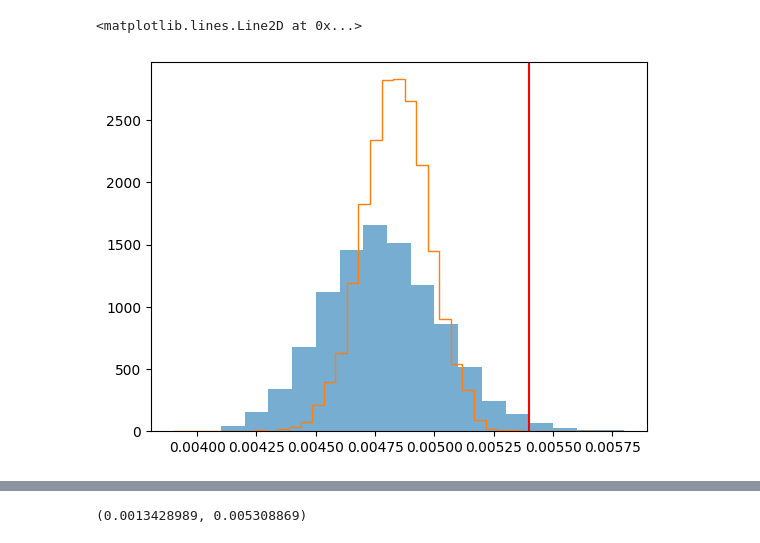
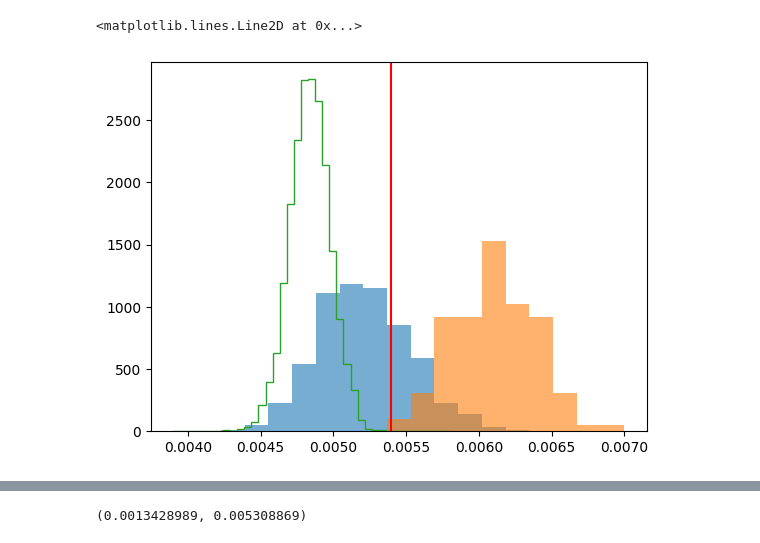
Before and after one commit to PEREGRINE-GW/saqqara, a Jupyter notebook: examples/vary_noise/explore/plotting.ipynb, the cells around one changed output, grey strips where cells are left out. Drawn from its saved outputs; the diff is of its cells as text; code cells hidden in the pictures.

```diff
--- a/examples/vary_noise/explore/plotting.ipynb
+++ b/examples/vary_noise/explore/plotting.ipynb
@@ -7,6 +56,6 @@ import pickle
 # %%
-id = "UD3J" # "57LN"
+id = "G7RG" # "DZ66" # "OO2F" # "UD3J" # "57LN"
 lr_result_files = glob.glob(f"../results/resampling_logratios_{id}/logratios*.pkl")
-#flr_result_files = glob.glob("../results/fixed_logratios/fn_logratios*.pkl")
+flr_result_files = glob.glob(f"../results/resampling_logratios_{id}/fixed_logratios*.pkl")
 # %%
 len(lr_result_files)
@@ -14,0 +65,23 @@ len(lr_result_files)
+# %%
+for idx, lr_file in enumerate(lr_result_files[::986]):
+    logratios = pickle.load(open(lr_file, "rb"))
+    pickle.dump(logratios, open("../results/full_inference/logratios.pkl", "wb"))
+    continue
+    if idx == 0: swyft.plot_corner(logratios, parnames=logratios.parnames[0], bins=1000, smooth=1.3)
+    else: swyft.plot_corner(logratios, parnames=logratios.parnames[0], bins=1000, smooth=1.3, fig=plt.gcf())
+lims = [[-11.01, -10.99], [-0.03, 0.03]]
+truths = [-11.0, 0.0]
+for j in range(2):
+    ax = plt.subplot(2, 2, 2 * j + j + 1)
+    plt.axvline(truths[j], c="r")
+ax = plt.subplot(2, 2, 3)
+plt.axvline(truths[0], c="r")
+plt.axhline(truths[1], c="r")
+for i in range(2):
+    for j in range(i + 1):
+        ax = plt.subplot(2, 2, 2 * i + j + 1)
+        if i != j:
+            ax.set_xlim(lims[j])
+            ax.set_ylim(lims[i])
+        elif i == j:
+            ax.set_xlim(lims[i])
@@ -91,3 +168,11 @@ for idx, lr_file in enumerate(lr_result_files):
     std1, std2 = get_sigmas(logratios)
     alpha_stds.append(std1)
     gamma_stds.append(std2)
+falpha_stds = []
+fgamma_stds = []
+for idx, lr_file in enumerate(flr_result_files):
+    logratios = pickle.load(open(lr_file, "rb"))
+    #std1, std2 = compute_stats(logratios)
+    std1, std2 = get_sigmas(logratios)
+    falpha_stds.append(std1)
+    fgamma_stds.append(std2)
@@ -102,8 +202,9 @@ plt.axvline(0.00131719, c='r')
 # %%
 gamma_sensitivities = np.load('../results/beta_sensivities.npy')
-plt.hist(np.array(gamma_stds), bins=np.linspace(0.00390, 0.00580, 20), density=True, alpha=0.6)
+plt.hist(np.array(gamma_stds), bins=np.linspace(0.00390, 0.007, 20), density=True, alpha=0.6)
+plt.hist(np.array(fgamma_stds), bins=np.linspace(0.00390, 0.007, 20), density=True, alpha=0.6)
 plt.hist(np.vstack([np.array(gamma_sensitivities) + 0.0 * np.random.normal(-0.0034697498204664936, 0.002485922162362506, len(gamma_sensitivities)) for _ in range(20)]).reshape(-1), bins=np.linspace(0.00390, 0.00580, 40), density=True, histtype='step', alpha=1.0)
 plt.axvline(0.00539867, c='r')
 # %% [output]
 <matplotlib.lines.Line2D at 0x...>
-[figure, old version]
+[figure, new version]
```
Also changed, not shown: parts of 14 cells of this notebook, 15 other files.
